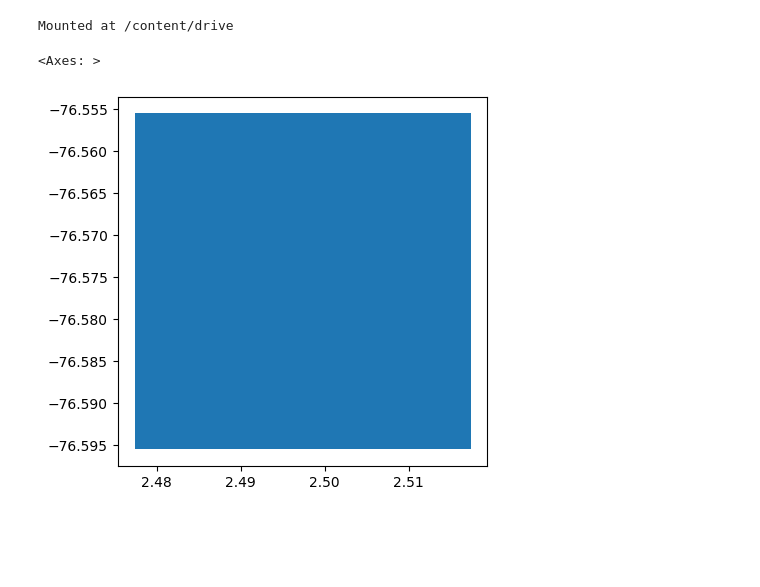
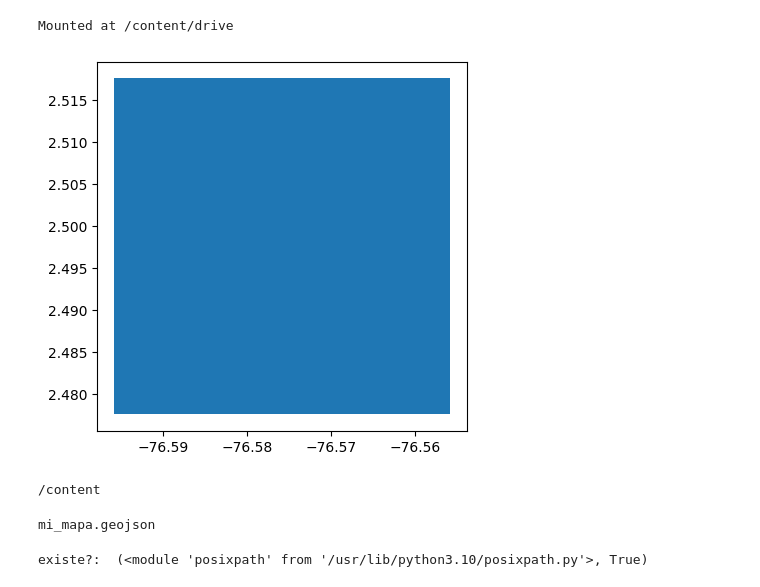
Before and after one commit to yadymilenajimenez-data/Talento-Tech-2024, a Jupyter notebook: 3_4_Taller_GeoJsons.ipynb, the cells around one changed output. Cells and saved outputs as stored; diff of their text form; code cells hidden in the pictures; blank space fills up the shorter version.

```diff
--- a/3_4_Taller_GeoJsons.ipynb
+++ b/3_4_Taller_GeoJsons.ipynb
@@ -95,44 +77,70 @@ gdf.to_file("elementos_geograficos.geojson", driver='GeoJSON')
 # %%
 import geopandas as gpd
 from shapely.geometry import Point, Polygon, LineString
-
-# Cargo el archivo GeoJSON de los municipios
-municipios = '/content/drive/MyDrive/geolocalizacion/TallerGeopandas/datasets/municipios.geojson'
-shapes = gpd.read_file(municipios)
+import matplotlib.pyplot as plt
 
 # Localizar tu hogar y tu barrio en el mapa (usando coordenadas de geojson.io)
-x_hogar = 2.4971534693647204
-y_hogar = -76.57607788735973
-x_barrio = 2.4973469112878957
-y_barrio = -76.57555169116988
+x_hogar = -76.576
+y_hogar = 2.4976
+x_barrio = -76.5758
+y_barrio = 2.4976
 
-coordenadas_hogar = (x_hogar, y_hogar)  # Ingresa las coordenadas de tu hogar obtenidas de geojson.io
-coordenadas_barrio = (x_barrio, y_barrio)  # Ingresa las coordenadas de tu barrio obtenidas de geojson.io
-
+coordenadas_hogar = (x_hogar, y_hogar)
+coordenadas_barrio = (x_barrio, y_barrio)
 
 # Crear un punto para representar tu hogar y tu barrio
 punto_hogar = Point(coordenadas_hogar)
 punto_barrio = Point(coordenadas_barrio)
 
 # Dibujar un recuadro sobre tu casa o tu barrio (ejemplo de un cuadrado)
-recuadro = Polygon([(coordenadas_hogar[0]-0.01, coordenadas_hogar[1]-0.01),
-                    (coordenadas_hogar[0]+0.01, coordenadas_hogar[1]-0.01),
-                    (coordenadas_hogar[0]+0.01, coordenadas_hogar[1]+0.01),
-                    (coordenadas_hogar[0]-0.01, coordenadas_hogar[1]+0.01)])
+recuadro = Polygon([(coordenadas_hogar[0]-0.0000001, coordenadas_hogar[1]-0.0000001),
+                    (coordenadas_hogar[0]+0.0000001, coordenadas_hogar[1]-0.0000001),
+                    (coordenadas_hogar[0]+0.0000001, coordenadas_hogar[1]+0.0000001),
+                    (coordenadas_hogar[0]-0.0000001, coordenadas_hogar[1]+0.0000001)])
 
 # Dibujar linestrings y polígonos para representar características geográficas (ejemplo)
-carretera_cercana = LineString([(coordenadas_hogar[0]-0.01, coordenadas_hogar[1]),
-                                (coordenadas_hogar[0]+0.01, coordenadas_hogar[1])])
+carretera_cercana = LineString([(-76.57898063299918, 2.4931802915546086),
+                                (-76.5724072128361, 2.496503447692163)])
 barrio_cercano = Polygon([(coordenadas_barrio[0]-0.02, coordenadas_barrio[1]-0.02),
                           (coordenadas_barrio[0]+0.02, coordenadas_barrio[1]-0.02),
                           (coordenadas_barrio[0]+0.02, coordenadas_barrio[1]+0.02),
                           (coordenadas_barrio[0]-0.02, coordenadas_barrio[1]+0.02)])
 
 # Crear un GeoDataFrame
+
 gdf = gpd.GeoDataFrame(geometry=[punto_hogar, punto_barrio, recuadro, carretera_cercana, barrio_cercano])
 
 # Plotear el GeoDataFrame
 gdf.plot()
+plt.show()
+
+# Guardar el GeoDataFrame en formato GeoJSON
+gdf.to_file("mi_mapa2.geojson", driver='GeoJSON')
+
+# Abrir GeoJSON.io y cargar el archivo GeoJSON generado
+# Ve a https://geojson.io/
+# Haz clic en "Open" y selecciona el archivo "mi_mapa.geojson" que acabas de guardar
+# Ahora deberías ver tus geometrías en el mapa
 # %% [output]
-<Axes: >
-[figure, old version]
+[figure, new version]
+# %%
+import os
+print(os.getcwd())
+# %% [output]
+/content
+# %%
+# Guardar el GeoDataFrame en formato GeoJSON en el escritorio con un nombre sin espacios
+#ruta_completa = "C:/Users/Yady Jimenez/OneDrive/Escritorio/yad_geo"
+ruta_completa= "mi_mapa.geojson"
+gdf.to_file(ruta_completa, driver='GeoJSON')
+print(ruta_completa)
+# %% [output]
+mi_mapa.geojson
+# %%
+#verificar si el archivo existe
+from os.path import exists
+ruta_completa= ("/content/mi_mapa.geojson")
+exite=os.path,exists(ruta_completa)
+print("existe?: ", exite)
+# %% [output]
+existe?:  (<module 'posixpath' from '/usr/lib/python3.10/posixpath.py'>, True)
```
Also changed, not shown: parts of 4 cells of this notebook.
